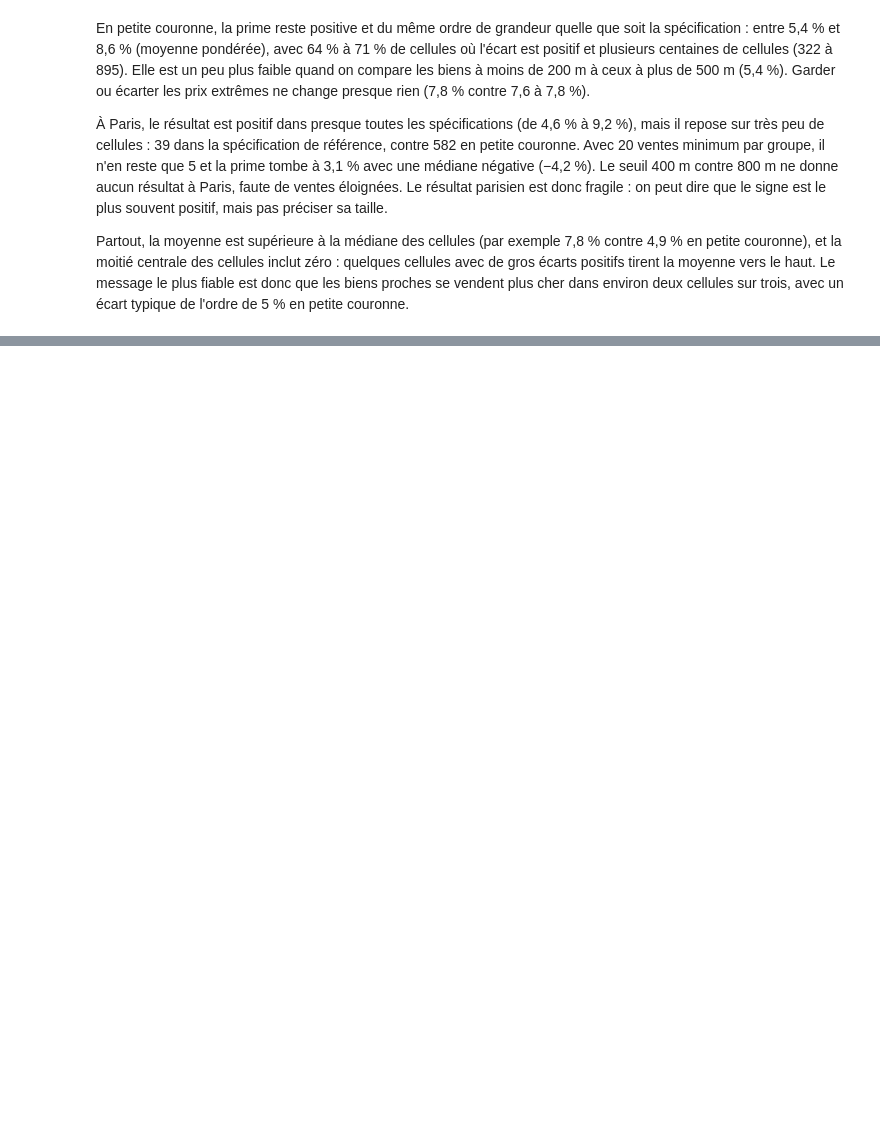
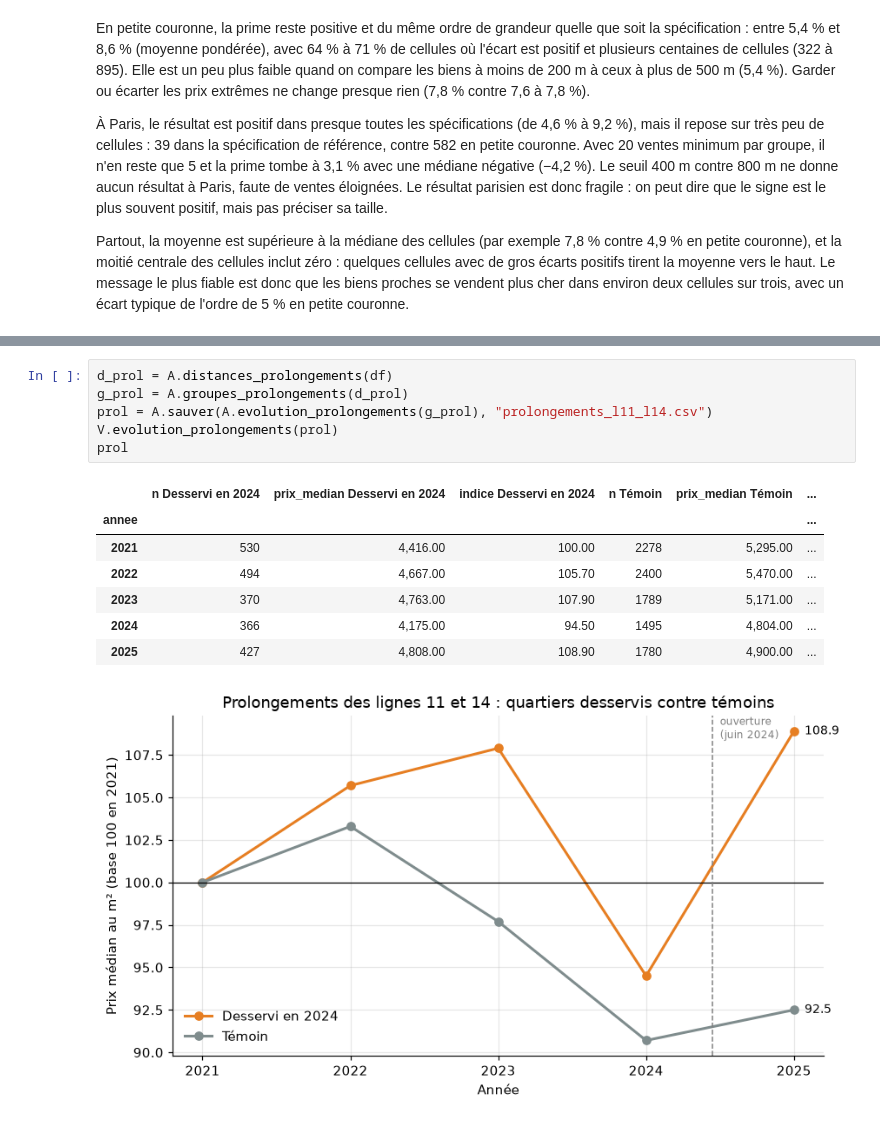
Before and after one commit to TurkiMeriam/Projet_Data_2A_S1, a Jupyter notebook: notebooks/02_analyse_finale.ipynb, the cells around one changed output, grey strips where cells are left out. Cells and saved outputs as stored; diff of their text form; blank space fills up the shorter version.

```diff
--- a/notebooks/02_analyse_finale.ipynb
+++ b/notebooks/02_analyse_finale.ipynb
@@ -186,0 +198,15 @@ Partout, la moyenne est supérieure à la médiane des cellules (par exemple 7,8
+# %%
+d_prol = A.distances_prolongements(df)
+g_prol = A.groupes_prolongements(d_prol)
+prol = A.sauver(A.evolution_prolongements(g_prol), "prolongements_l11_l14.csv")
+V.evolution_prolongements(prol)
+prol
+# %% [output]
+|  | n Desservi en 2024 | prix_median Desservi en 2024 | indice Desservi en 2024 | n Témoin | prix_median Témoin | ... |
+| annee |  |  |  |  |  | ... |
+| 2021 | 530 | 4,416.00 | 100.00 | 2278 | 5,295.00 | ... |
+| 2022 | 494 | 4,667.00 | 105.70 | 2400 | 5,470.00 | ... |
+| 2023 | 370 | 4,763.00 | 107.90 | 1789 | 5,171.00 | ... |
+| 2024 | 366 | 4,175.00 | 94.50 | 1495 | 4,804.00 | ... |
+| 2025 | 427 | 4,808.00 | 108.90 | 1780 | 4,900.00 | ... |
+[figure, added]
```
Also changed, not shown: parts of 5 cells of this notebook, 9 other files.
